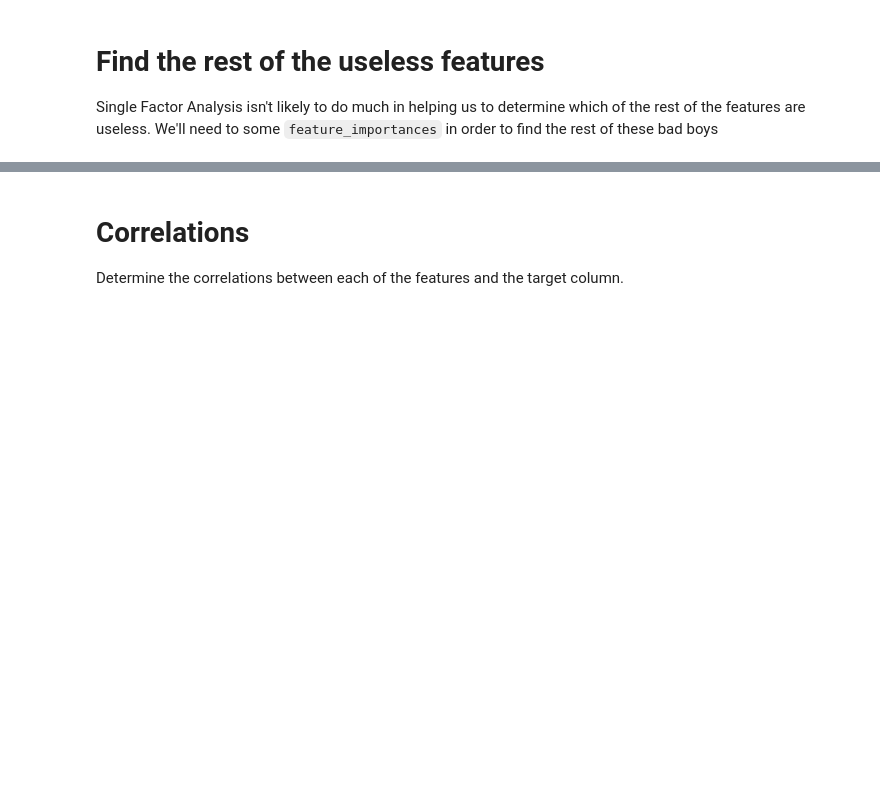
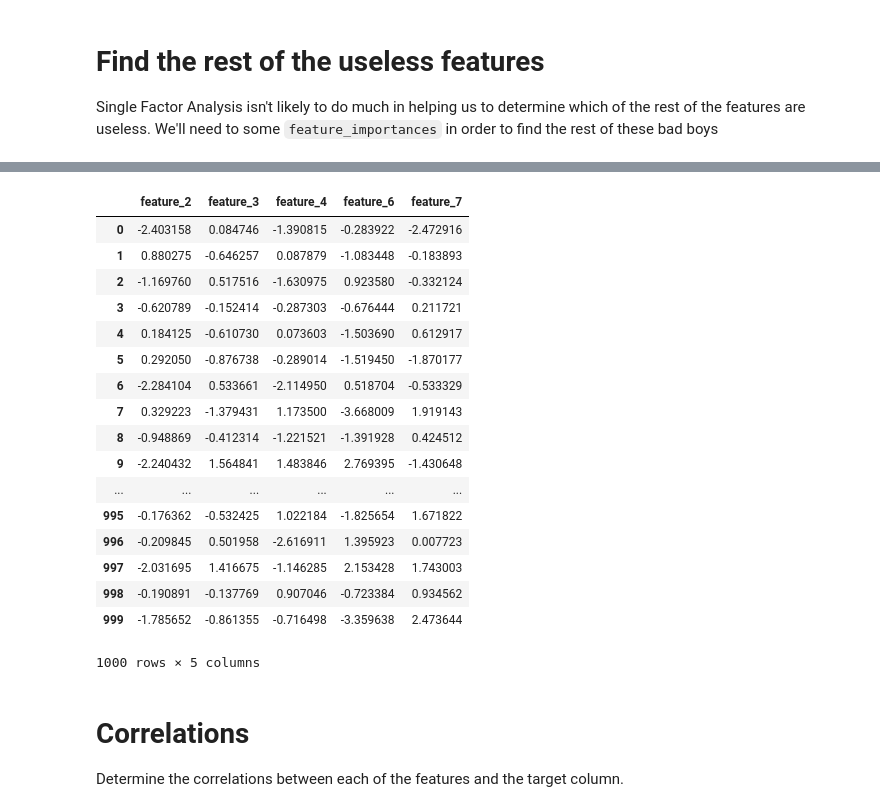
Before and after one commit to fcboss/data-science-academy-workspace, a Jupyter notebook: S01 - Bootcamp and Binary Classification/SLU16 - Data Sufficiency and Selection/Exercise notebook.ipynb, the cells around one changed output, grey strips where cells are left out. Saved outputs shown, nothing was run; the diff lists cells and outputs as text; code cells hidden in the pictures; blank space fills up the shorter version.

```diff
--- a/S01 - Bootcamp and Binary Classification/SLU16 - Data Sufficiency and Selection/Exercise notebook.ipynb
+++ b/S01 - Bootcamp and Binary Classification/SLU16 - Data Sufficiency and Selection/Exercise notebook.ipynb
@@ -119,10 +84,9 @@ assert _hash(other_useless_feature) == '04c03b252faf210d252b1d80590911758427b048
 # %%
 # now drop the features that you determined to be useless and store them in X_1
 
-# X_1 = X.drop(...)
+X_1 = X.drop(columns=['id','feature_8'])
 
 # YOUR CODE HERE
-raise NotImplementedError()
 # %%
 ### BEGIN TESTS
 assert _hash(list(sorted(X_1.columns))) == '7c9a6ed68a038fdcf0722571cbc6a60ed958d19b'
@@ -136,25 +100,21 @@ which of the rest of the features are useless. We'll need to some `feature_impor
 # Now let's import and train the classifier and get the feature importance using
 # the X_1 DataFrame
 
-# First import a tree based classifier
+# First import a decision tree
 
-# from sklearn... import ...
-
-# YOUR CODE HERE
-raise NotImplementedError()
+from sklearn.ensemble import RandomForestClassifier
 
 # Create your classifier, assign it to the clf variable and then
 # train it on X_1 and y
-clf = None
+clf = RandomForestClassifier(max_depth=5,random_state = 1)
+clf.fit(X_1,y)
 
 # once the classifier is trained, set the feature importances here
 # make it a pandas series with the index being the column names
 # so that we can visualize the results
-feature_importances = None
-
+feature_importances =  pd.Series(clf.feature_importances_, index=X_1.columns)
 # set the random_state=1 and max_depth=5 or the tests won't pass!
 # YOUR CODE HERE
-raise NotImplementedError()
 # %%
 ### BEGIN TESTS
 assert hasattr(clf, 'feature_importances_'), 'The classifier must be a tree based classifier'
@@ -172,24 +134,22 @@ feature_importances.plot.barh();
 
 # First import a LogisticRegression
 
-# from sklearn... import ...
+from sklearn.linear_model import LogisticRegression
 
 # YOUR CODE HERE
-raise NotImplementedError()
 
 # Create your classifier, assign it to the clf variable and then
 # train it on X_1 and y
-clf = None
-
+clf = LogisticRegression(solver='lbfgs',random_state=1)
+clf.fit(X_1,y)
 # once the classifier is trained, set the coefs_ here
 # make it a pandas series with the index being the column names
 # so that we can visualize the results
 # BE SURE to take the absolute value of the coefs
-abs_coefs = None
+abs_coefs = pd.Series(np.abs(clf.coef_[0]),index=X_1.columns)
 
 # set the solver='lbfgs' and random_state=1 or the tests won't pass!
-# YOUR CODE HERE
-raise NotImplementedError()
+# YOUR CODE HER
 # %%
 ### BEGIN TESTS
 assert isinstance(clf, LogisticRegression), 'The classifier must be a logistic regression'
@@ -204,11 +166,29 @@ abs_coefs.plot.barh();
 # %%
 # now remove the 3 remaining useless features and store them in
 # the variable X_2
 
-# X_2 = X_1.drop(...)
-
+X_2 = X_1.drop(columns=['feature_0','feature_1','feature_5'])
+X_2
 # YOUR CODE HERE
-raise NotImplementedError()
+# %% [output]
+|  | feature_2 | feature_3 | feature_4 | feature_6 | feature_7 |
+| 0 | -2.403158 | 0.084746 | -1.390815 | -0.283922 | -2.472916 |
+| 1 | 0.880275 | -0.646257 | 0.087879 | -1.083448 | -0.183893 |
+| 2 | -1.169760 | 0.517516 | -1.630975 | 0.923580 | -0.332124 |
+| 3 | -0.620789 | -0.152414 | -0.287303 | -0.676444 | 0.211721 |
+| 4 | 0.184125 | -0.610730 | 0.073603 | -1.503690 | 0.612917 |
+| 5 | 0.292050 | -0.876738 | -0.289014 | -1.519450 | -1.870177 |
+| 6 | -2.284104 | 0.533661 | -2.114950 | 0.518704 | -0.533329 |
+| 7 | 0.329223 | -1.379431 | 1.173500 | -3.668009 | 1.919143 |
+| 8 | -0.948869 | -0.412314 | -1.221521 | -1.391928 | 0.424512 |
+| 9 | -2.240432 | 1.564841 | 1.483846 | 2.769395 | -1.430648 |
+| ... | ... | ... | ... | ... | ... |
+| 995 | -0.176362 | -0.532425 | 1.022184 | -1.825654 | 1.671822 |
+| 996 | -0.209845 | 0.501958 | -2.616911 | 1.395923 | 0.007723 |
+| 997 | -2.031695 | 1.416675 | -1.146285 | 2.153428 | 1.743003 |
+| 998 | -0.190891 | -0.137769 | 0.907046 | -0.723384 | 0.934562 |
+| 999 | -1.785652 | -0.861355 | -0.716498 | -3.359638 | 2.473644 |
+1000 rows × 5 columns
 # %%
 ### BEGIN TESTS
 assert _hash(list(sorted(X_2.columns))) == '0ba088ebdcf2b8598c95a2a89cf140b86ec1d6d5'
```
Also changed, not shown: parts of 11 cells of this notebook.
